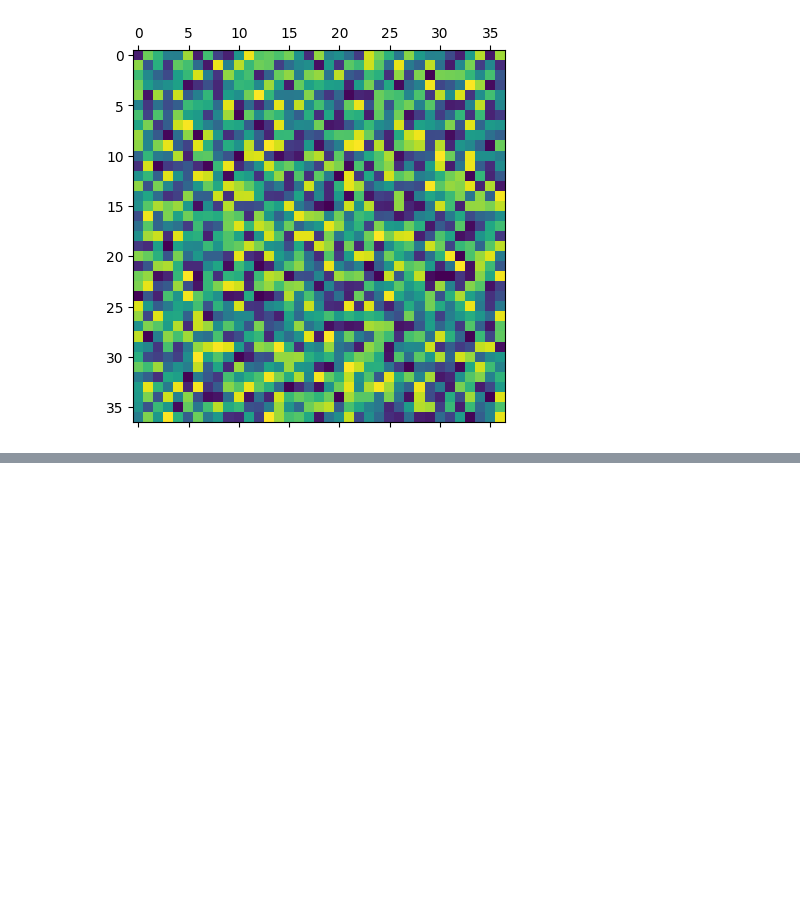
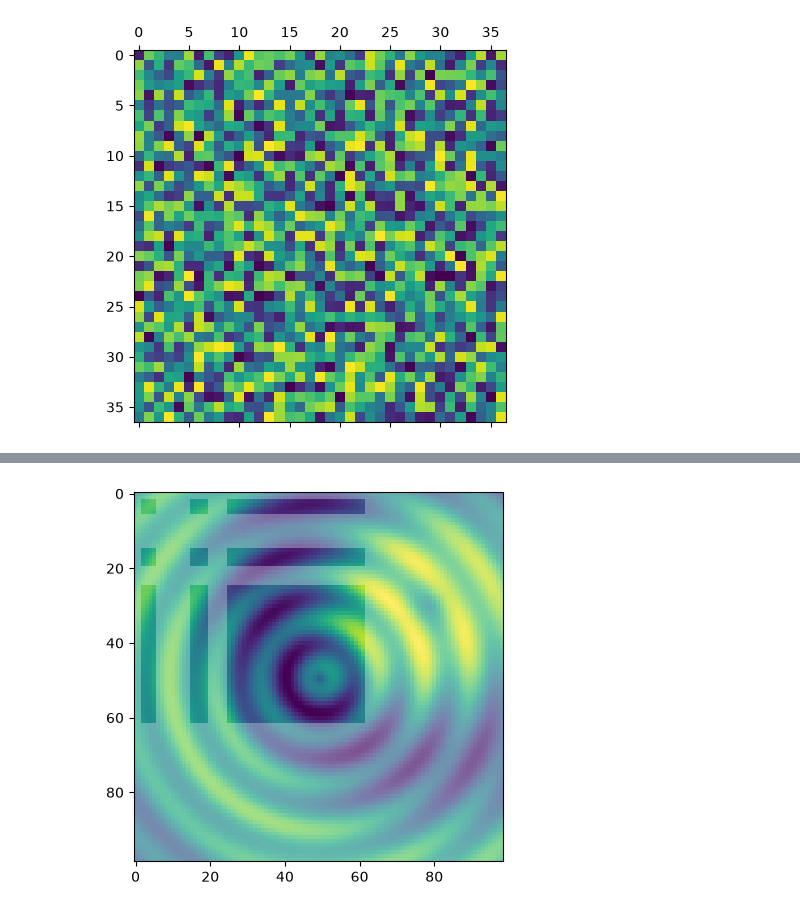
Before and after one commit to cloud-ru-tech/evo-quantum-qubolib, a Jupyter notebook: showcase.ipynb, the cells around one changed output, grey strips where cells are left out. Drawn from its saved outputs; the diff is of its cells as text; code cells hidden in the pictures; blank space fills up the shorter version.

```diff
--- a/showcase.ipynb
+++ b/showcase.ipynb
@@ -364 +510,12 @@ Solution(
 )
+# %%
+mask = np.array([int(bit) for bit in solution.best_X])
+alpha_matrix = np.outer(mask, mask).astype(float)
+alpha_matrix[alpha_matrix == 0] = 0.7
+alpha_matrix[alpha_matrix == 1] = 1.0
+
+im = plt.imshow(matrix, alpha=alpha_matrix, interpolation='nearest')
+
+plt.show()
+# %% [output]
+[figure, added]
```
Also changed, not shown: parts of 49 cells of this notebook, 46 other files.
